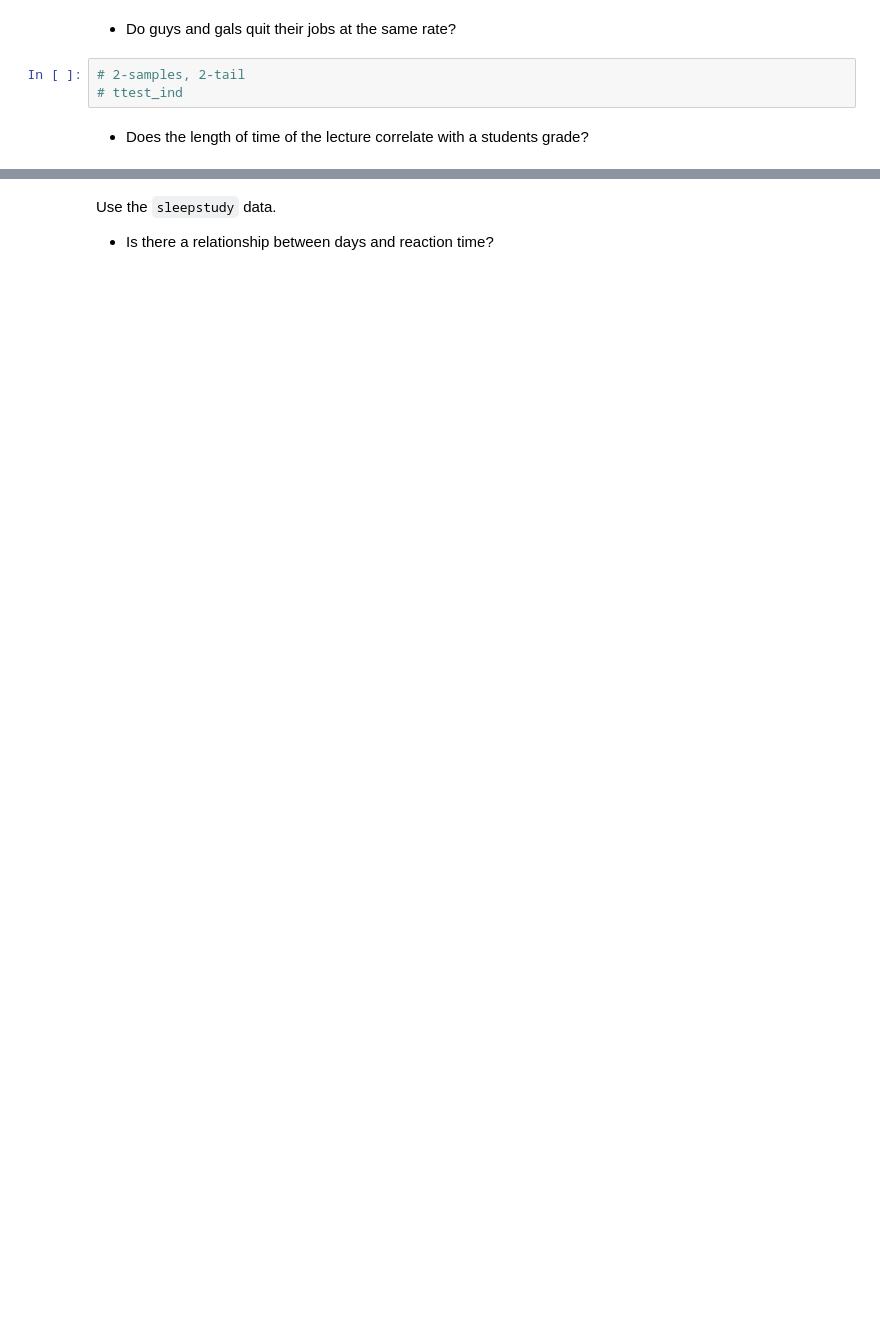
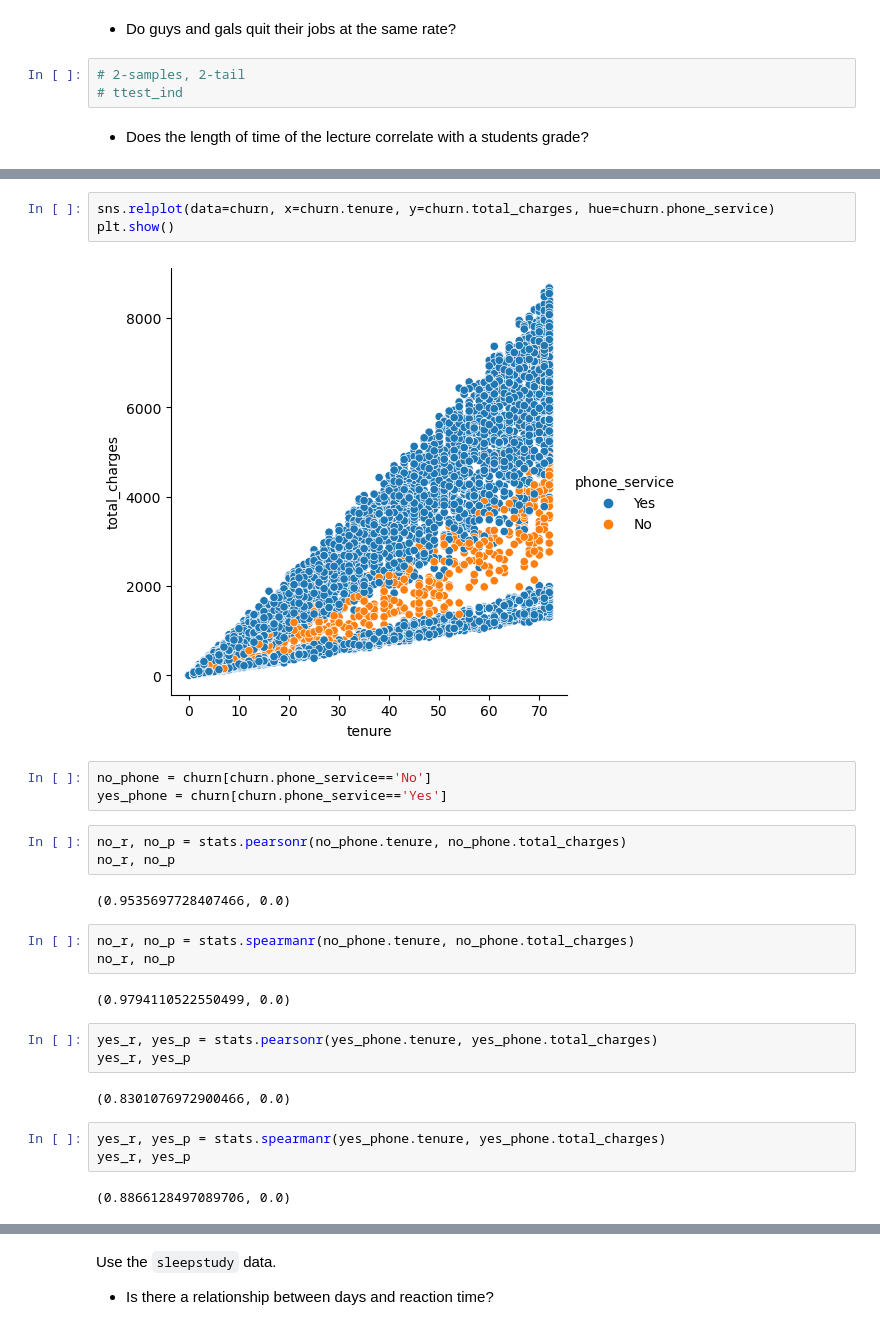
Before and after one commit to tkephart96/statistics-exercises, a Jupyter notebook: hypothesis_testing.ipynb, the cells around one changed output, grey strips where cells are left out. Cells and saved outputs as stored; diff of their text form; blank space fills up the shorter version.

```diff
--- a/hypothesis_testing.ipynb
+++ b/hypothesis_testing.ipynb
@@ -320,0 +411,28 @@ Use the `telco_churn` data.
+# %%
+sns.relplot(data=churn, x=churn.tenure, y=churn.total_charges, hue=churn.phone_service)
+plt.show()
+# %% [output]
+[figure, added]
+# %%
+no_phone = churn[churn.phone_service=='No']
+yes_phone = churn[churn.phone_service=='Yes']
+# %%
+no_r, no_p = stats.pearsonr(no_phone.tenure, no_phone.total_charges)
+no_r, no_p
+# %% [output]
+(0.9535697728407466, 0.0)
+# %%
+no_r, no_p = stats.spearmanr(no_phone.tenure, no_phone.total_charges)
+no_r, no_p
+# %% [output]
+(0.9794110522550499, 0.0)
+# %%
+yes_r, yes_p = stats.pearsonr(yes_phone.tenure, yes_phone.total_charges)
+yes_r, yes_p
+# %% [output]
+(0.8301076972900466, 0.0)
+# %%
+yes_r, yes_p = stats.spearmanr(yes_phone.tenure, yes_phone.total_charges)
+yes_r, yes_p
+# %% [output]
+(0.8866128497089706, 0.0)
```
Also changed, not shown: parts of 50 cells of this notebook.
